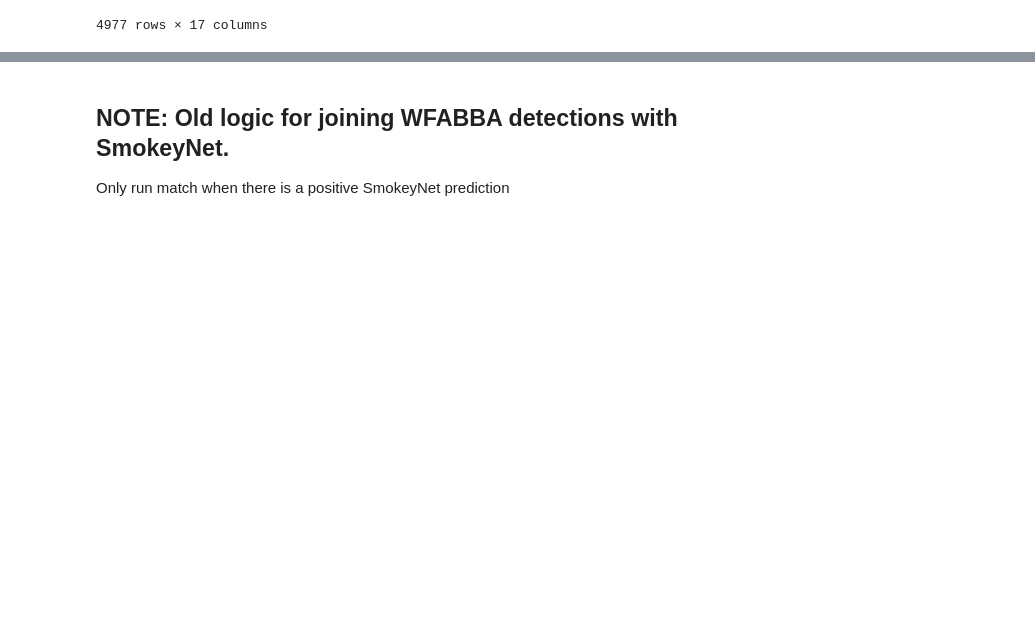
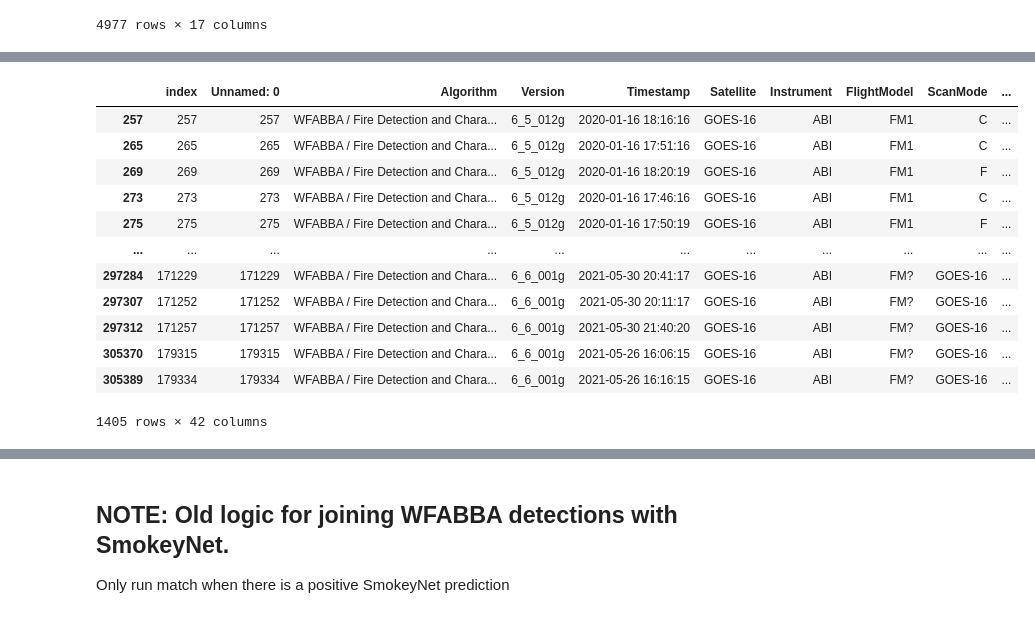
Before and after one commit to shaneluna/smokeynet-engineering, a Jupyter notebook: notebooks/wfabba/WFABBA_FIgLib_Join.ipynb, the cells around one changed output, grey strips where cells are left out. Saved outputs shown, nothing was run; the diff lists cells and outputs as text; code cells hidden in the pictures; blank space fills up the shorter version.

```diff
--- a/notebooks/wfabba/WFABBA_FIgLib_Join.ipynb
+++ b/notebooks/wfabba/WFABBA_FIgLib_Join.ipynb
@@ -752,0 +832,17 @@ minutes_df
+# %%
+goes_16_dist_match_df = goes_16_dist_match_df.drop_duplicates(subset = ["timestamp_converted_rounded"])
+goes_16_dist_match_df
+# %% [output]
+|  | index | Unnamed: 0 | Algorithm | Version | Timestamp | Satellite | Instrument | FlightModel | ScanMode | ... |
+| 257 | 257 | 257 | WFABBA / Fire Detection and Chara... | 6_5_012g | 2020-01-16 18:16:16 | GOES-16 | ABI | FM1 | C | ... |
+| 265 | 265 | 265 | WFABBA / Fire Detection and Chara... | 6_5_012g | 2020-01-16 17:51:16 | GOES-16 | ABI | FM1 | C | ... |
+| 269 | 269 | 269 | WFABBA / Fire Detection and Chara... | 6_5_012g | 2020-01-16 18:20:19 | GOES-16 | ABI | FM1 | F | ... |
+| 273 | 273 | 273 | WFABBA / Fire Detection and Chara... | 6_5_012g | 2020-01-16 17:46:16 | GOES-16 | ABI | FM1 | C | ... |
+| 275 | 275 | 275 | WFABBA / Fire Detection and Chara... | 6_5_012g | 2020-01-16 17:50:19 | GOES-16 | ABI | FM1 | F | ... |
+| ... | ... | ... | ... | ... | ... | ... | ... | ... | ... | ... |
+| 297284 | 171229 | 171229 | WFABBA / Fire Detection and Chara... | 6_6_001g | 2021-05-30 20:41:17 | GOES-16 | ABI | FM? | GOES-16 | ... |
+| 297307 | 171252 | 171252 | WFABBA / Fire Detection and Chara... | 6_6_001g | 2021-05-30 20:11:17 | GOES-16 | ABI | FM? | GOES-16 | ... |
+| 297312 | 171257 | 171257 | WFABBA / Fire Detection and Chara... | 6_6_001g | 2021-05-30 21:40:20 | GOES-16 | ABI | FM? | GOES-16 | ... |
+| 305370 | 179315 | 179315 | WFABBA / Fire Detection and Chara... | 6_6_001g | 2021-05-26 16:06:15 | GOES-16 | ABI | FM? | GOES-16 | ... |
+| 305389 | 179334 | 179334 | WFABBA / Fire Detection and Chara... | 6_6_001g | 2021-05-26 16:16:15 | GOES-16 | ABI | FM? | GOES-16 | ... |
+1405 rows × 42 columns
```
Also changed, not shown: parts of 39 cells of this notebook.
